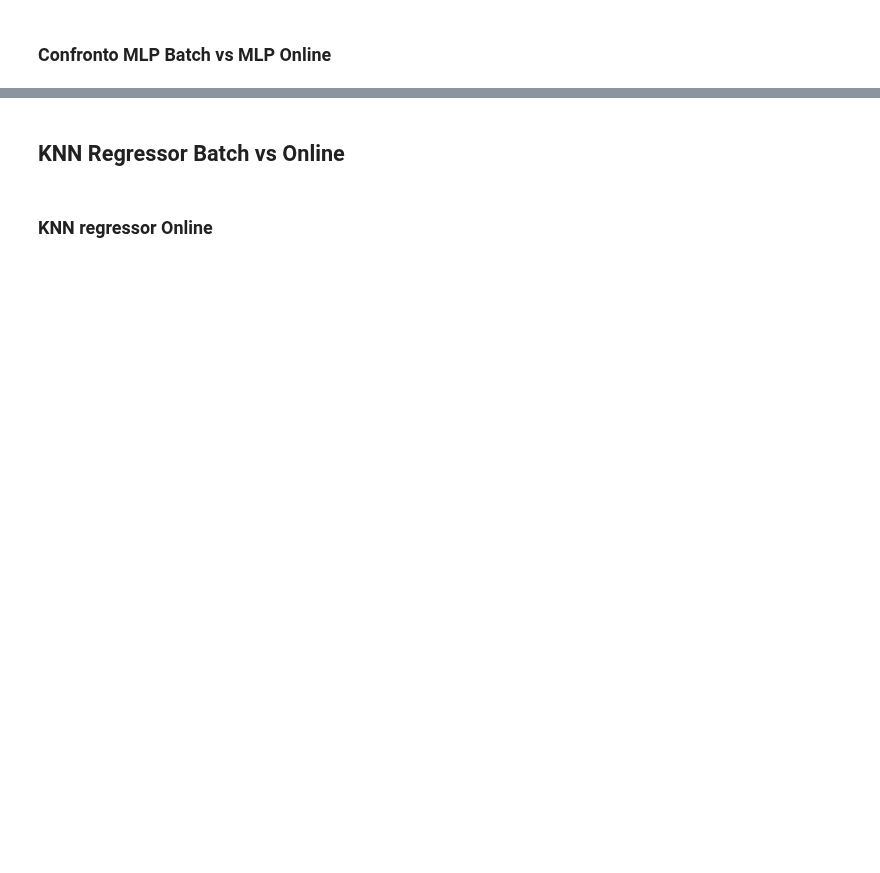
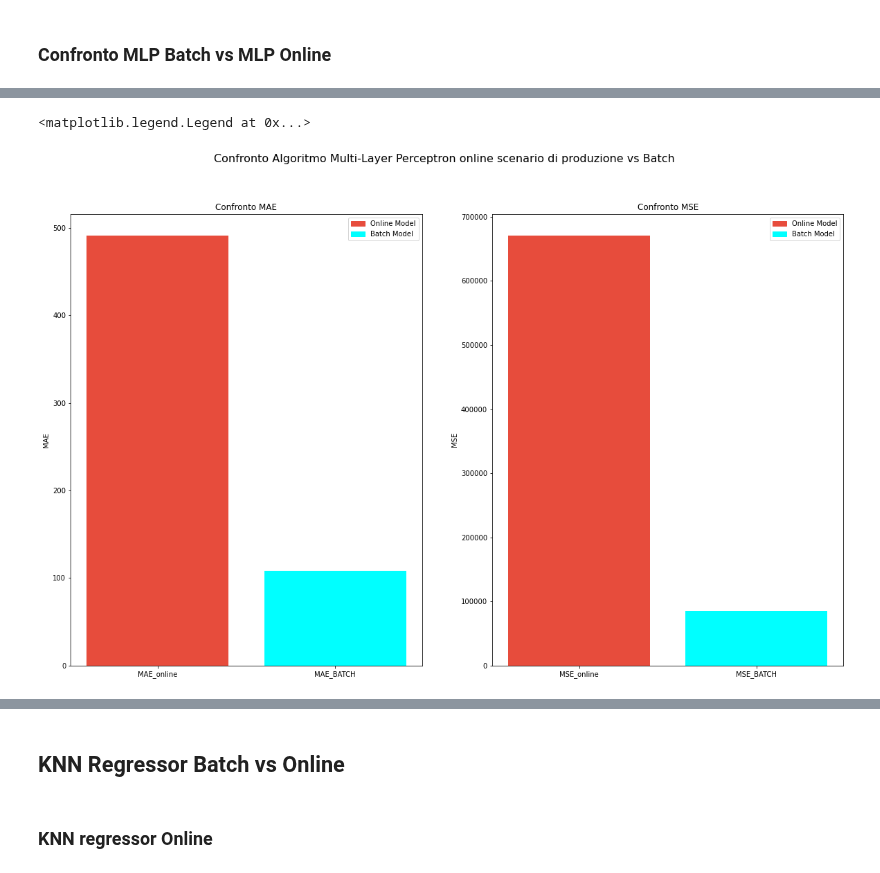
Before and after one commit to giodefa96/Script_Tesi_new, a Jupyter notebook: Risultati Finali/PowerConsuptionHouse.ipynb, the cells around one changed output, grey strips where cells are left out. Cells and saved outputs as stored; diff of their text form; code cells hidden in the pictures; blank space fills up the shorter version.

```diff
--- a/Risultati Finali/PowerConsuptionHouse.ipynb
+++ b/Risultati Finali/PowerConsuptionHouse.ipynb
@@ -318,19 +397,22 @@ ax2.legend(handles=[red_patch, cyan_patch])
 # %%
 fig, (ax1,ax2) = plt.subplots(1,2, figsize=(20, 12))
 
 fig.suptitle('Confronto Algoritmo Multi-Layer Perceptron online scenario di produzione vs Batch',  fontsize=16)
 
-ax1.bar(height=[6514.380636,mean_absolute_error(Y_test_mlp, regr_mlp.predict(X_test_mlp))], x=['MAE_online','MAE_BATCH'], color=['#e74c3c', 'cyan'])
+ax1.bar(height=[491.27877,mean_absolute_error(Y_test_mlp, regr_mlp.predict(X_test_mlp))], x=['MAE_online','MAE_BATCH'], color=['#e74c3c', 'cyan'])
 ax1.set_title('Confronto MAE')
 ax1.set_ylabel('MAE')
-ax2.bar(height=[60000966.283311,mean_squared_error(Y_test_mlp, regr_mlp.predict(X_test_mlp))], x=['MSE_online','MSE_BATCH'], color=['#e74c3c', 'cyan'])
+ax2.bar(height=[671038.020694,mean_squared_error(Y_test_mlp, regr_mlp.predict(X_test_mlp))], x=['MSE_online','MSE_BATCH'], color=['#e74c3c', 'cyan'])
 ax2.set_title('Confronto MSE')
 ax2.set_ylabel('MSE')
 
 red_patch = mpatches.Patch(color='#e74c3c', label='Online Model')
 cyan_patch= mpatches.Patch(color='cyan', label='Batch Model')
 ax1.legend(handles=[red_patch, cyan_patch])
 ax2.legend(handles=[red_patch, cyan_patch])
+# %% [output]
+<matplotlib.legend.Legend at 0x...>
+[figure, added]
 # %%
 
 
```
Also changed, not shown: parts of 55 cells of this notebook.
